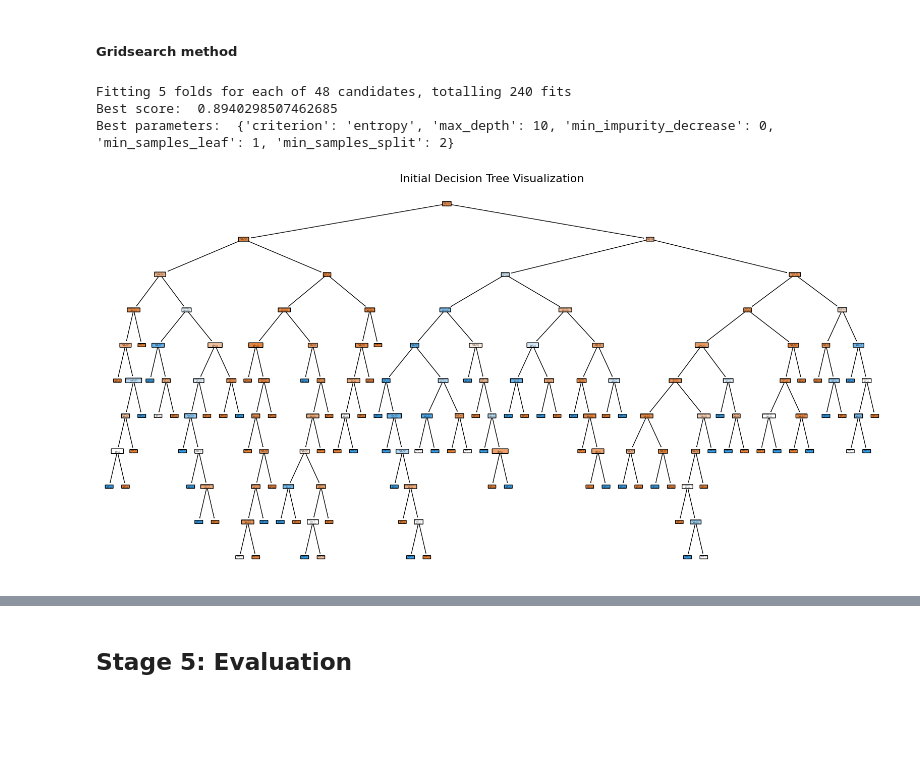
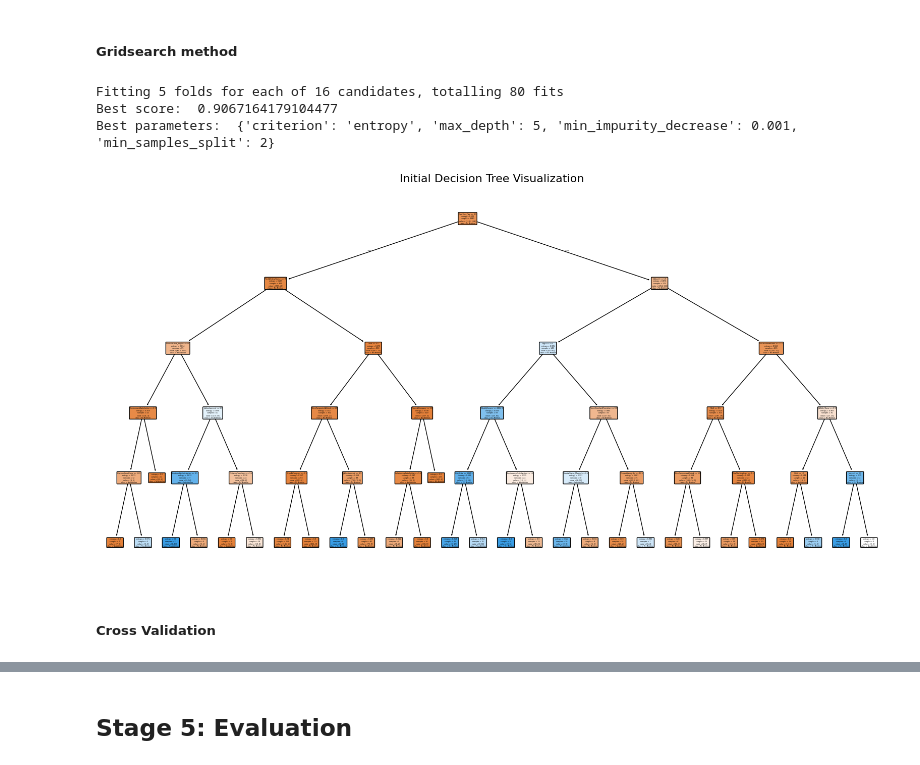
Before and after one commit to Jrk373/MachineLearningDemo, a Jupyter notebook: DecisionTreeClasifier.ipynb, the cells around one changed output, grey strips where cells are left out. Cells and saved outputs as stored; diff of their text form; code cells hidden in the pictures; blank space fills up the shorter version.

```diff
--- a/DecisionTreeClasifier.ipynb
+++ b/DecisionTreeClasifier.ipynb
@@ -978 +983,17 @@ For those variables remaining, should we adjust the original data set through sc
+# %%
+# Get feature importances from the trained model
+importances = clf_dt.feature_importances_
+
+# Create a DataFrame to store feature importances
+important_features = pd.DataFrame({
+    'feature': X_train.columns,
+    'importance': importances
+}).sort_values('importance', ascending=False)
+
+# Filter out features with importance <= 0
+filtered_features = important_features[important_features['importance'] > 0]['feature']
+
+# Update X_train and X_test with selected features
+X_train_filtered = X_train[filtered_features]
+X_test_filtered = X_test[filtered_features]
 # %% [markdown]
@@ -979,0 +1003,5 @@ For those variables remaining, should we adjust the original data set through sc
+# %%
+from sklearn.tree import DecisionTreeClassifier
+
+## create a decisiont tree and fit it to the training data
+clf_dt_filtered = DecisionTreeClassifier(random_state=373)
@@ -979,0 +1010,5 @@ For those variables remaining, should we adjust the original data set through sc
+# %%
+from sklearn.tree import DecisionTreeClassifier
+
+# Fit (train) the model
+clf_dt_filtered.fit(X = X_train_filtered, y = y_train)
@@ -998,7 +1150,7 @@ from sklearn.tree import DecisionTreeClassifier
 
 # GridSearchCV
 gridSearch = GridSearchCV(
-    estimator=clf_dt,         # Model to optimize
+    estimator=clf_dt_filtered,         # Model to optimize
     param_grid=param_grid,    # Parameter grid
     cv=cv_folds,                     # Number of cross-validation folds
     scoring='accuracy',       # Scoring metric (can be adjusted)
@@ -1006,33 +1158,35 @@ gridSearch = GridSearchCV(
 )
 
 # Fit GridSearchCV to the training data
-gridSearch.fit(X_train, y_train)
+gridSearch.fit(X_train_filtered, y_train)
 
 # Print best parameters and best score
 print('Best score: ', gridSearch.best_score_)
 print('Best parameters: ', gridSearch.best_params_)
 # %% [output]
-Fitting 5 folds for each of 48 candidates, totalling 240 fits
-Best score:  0.8940298507462685
-Best parameters:  {'criterion': 'entropy', 'max_depth': 10, 'min_impurity_decrease': 0, 'min_samples_leaf': 1, 'min_samples_split': 2}
+Fitting 5 folds for each of 16 candidates, totalling 80 fits
+Best score:  0.9067164179104477
+Best parameters:  {'criterion': 'entropy', 'max_depth': 5, 'min_impurity_decrease': 0.001, 'min_samples_split': 2}
 # %%
 from sklearn.tree import plot_tree
 import matplotlib.pyplot as plt
 
 # Get the best decision tree model from GridSearchCV
 best_clf = gridSearch.best_estimator_
 
 # Plot the decision tree
 plt.figure(figsize=(20, 10))  # Adjust the size for better visibility
 plot_tree(
     best_clf,
-    feature_names=X_train.columns,  # Replace with actual feature names
+    feature_names=X_train_filtered.columns,  # Replace with actual feature names
     class_names=["No Attrition", "Yes Attrition"],  # Replace with actual class names
     filled=True,                     # Color the nodes based on class distribution
     rounded=True                     # Rounded corners for better readability
 )
 
 plt.title("Initial Decision Tree Visualization", fontsize=16)
 plt.show()
 # %% [output]
-[figure, old version]
+[figure, new version]
+# %% [markdown]
+##### Cross Validation
```
Also changed, not shown: parts of 14 cells of this notebook.
